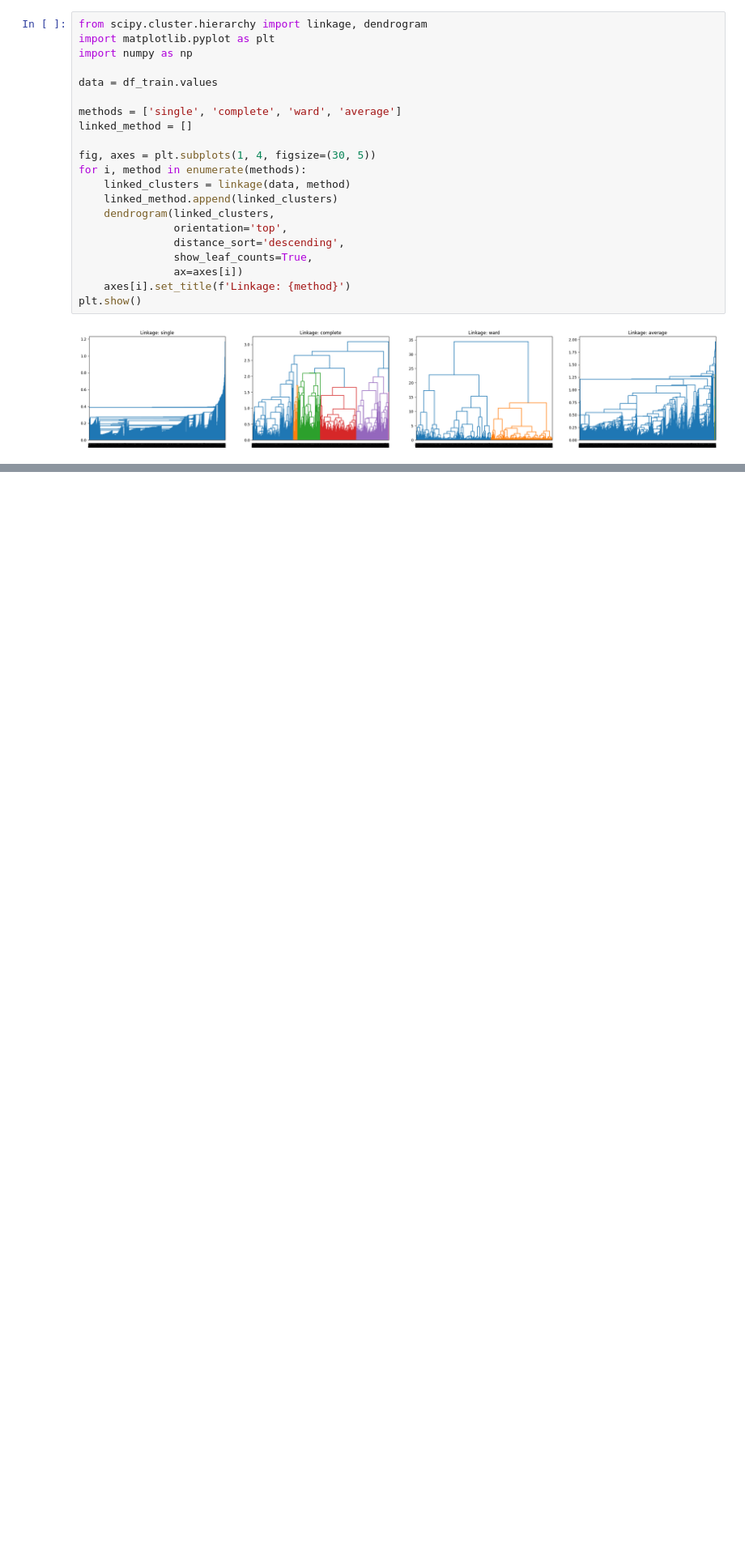
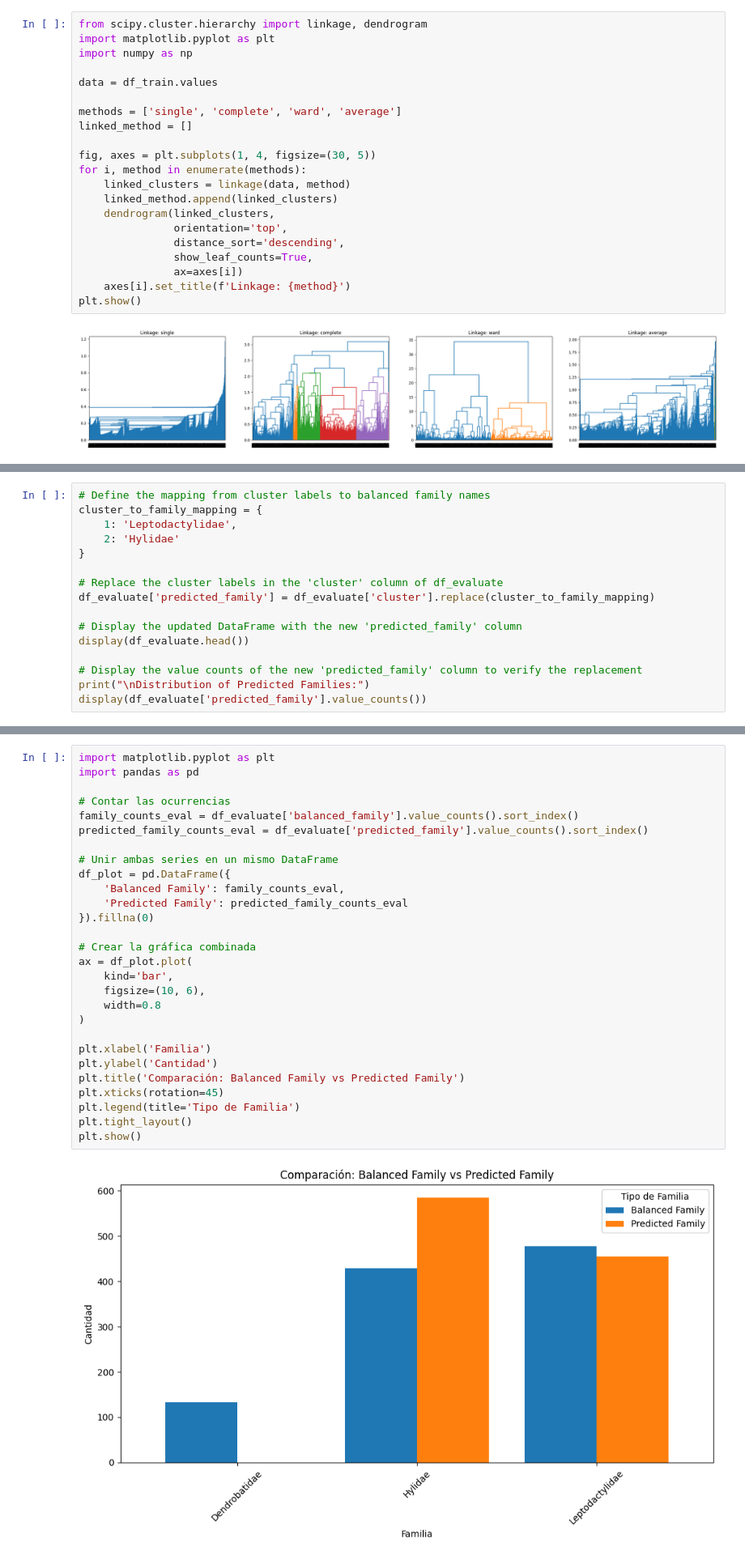
Before and after one commit to maxi9113/colab_notebook, a Jupyter notebook: IC_Ejercicio_jerarquicio_taller_2.ipynb, the cells around one changed output, grey strips where cells are left out. Shown at 81% size. Cells and saved outputs as stored; diff of their text form; blank space fills up the shorter version.

```diff
--- a/IC_Ejercicio_jerarquicio_taller_2.ipynb
+++ b/IC_Ejercicio_jerarquicio_taller_2.ipynb
@@ -253,0 +275,16 @@ display(df_train)
+# %%
+# Define the mapping from cluster labels to balanced family names
+cluster_to_family_mapping = {
+    1: 'Leptodactylidae',
+    2: 'Hylidae'
+}
+
+# Replace the cluster labels in the 'cluster' column of df_evaluate
+df_evaluate['predicted_family'] = df_evaluate['cluster'].replace(cluster_to_family_mapping)
+
+# Display the updated DataFrame with the new 'predicted_family' column
+display(df_evaluate.head())
+
+# Display the value counts of the new 'predicted_family' column to verify the replacement
+print("\nDistribution of Predicted Families:")
+display(df_evaluate['predicted_family'].value_counts())
@@ -253,0 +305,30 @@ display(df_train)
+# %%
+import matplotlib.pyplot as plt
+import pandas as pd
+
+# Contar las ocurrencias
+family_counts_eval = df_evaluate['balanced_family'].value_counts().sort_index()
+predicted_family_counts_eval = df_evaluate['predicted_family'].value_counts().sort_index()
+
+# Unir ambas series en un mismo DataFrame
+df_plot = pd.DataFrame({
+    'Balanced Family': family_counts_eval,
+    'Predicted Family': predicted_family_counts_eval
+}).fillna(0)
+
+# Crear la gráfica combinada
+ax = df_plot.plot(
+    kind='bar',
+    figsize=(10, 6),
+    width=0.8
+)
+
+plt.xlabel('Familia')
+plt.ylabel('Cantidad')
+plt.title('Comparación: Balanced Family vs Predicted Family')
+plt.xticks(rotation=45)
+plt.legend(title='Tipo de Familia')
+plt.tight_layout()
+plt.show()
+# %% [output]
+[figure, added]
```
Also changed, not shown: parts of 7 cells of this notebook.
